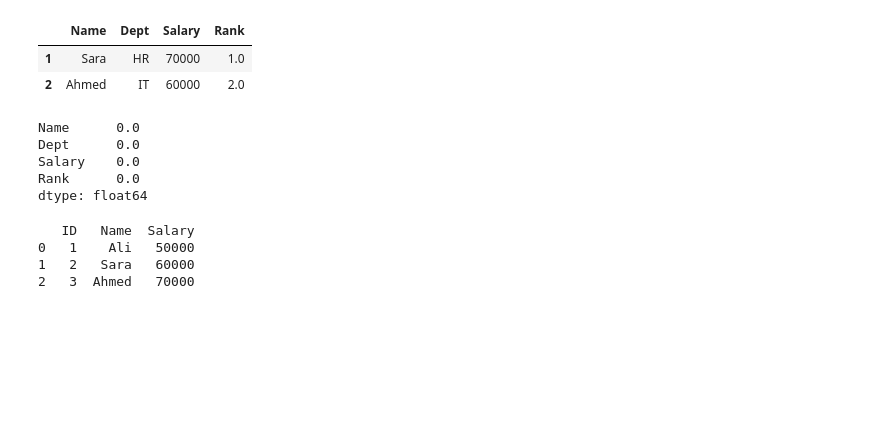
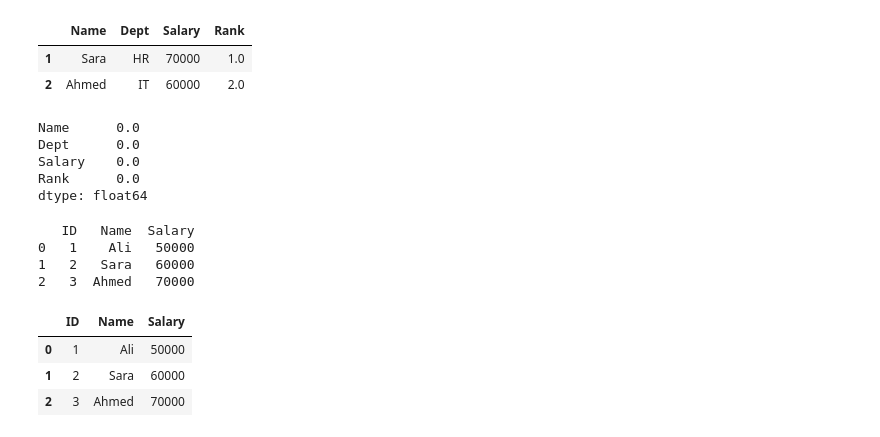
Before and after one commit to umer1730/Semester-2, a Jupyter notebook: Sem 3/Pandas/Dataframe_sel_index.ipynb, the cells around one changed output. Cells and saved outputs as stored; diff of their text form; code cells hidden in the pictures; blank space fills up the shorter version.

```diff
--- a/Sem 3/Pandas/Dataframe_sel_index.ipynb
+++ b/Sem 3/Pandas/Dataframe_sel_index.ipynb
@@ -546,3 +546,15 @@ print(result)
 0   1    Ali   50000
 1   2   Sara   60000
 2   3  Ahmed   70000
+# %%
+pd.merge(
+    employees,
+    salary,
+    on='ID',
+    how='left'
+)
+# %% [output]
+|  | ID | Name | Salary |
+| 0 | 1 | Ali | 50000 |
+| 1 | 2 | Sara | 60000 |
+| 2 | 3 | Ahmed | 70000 |
```
